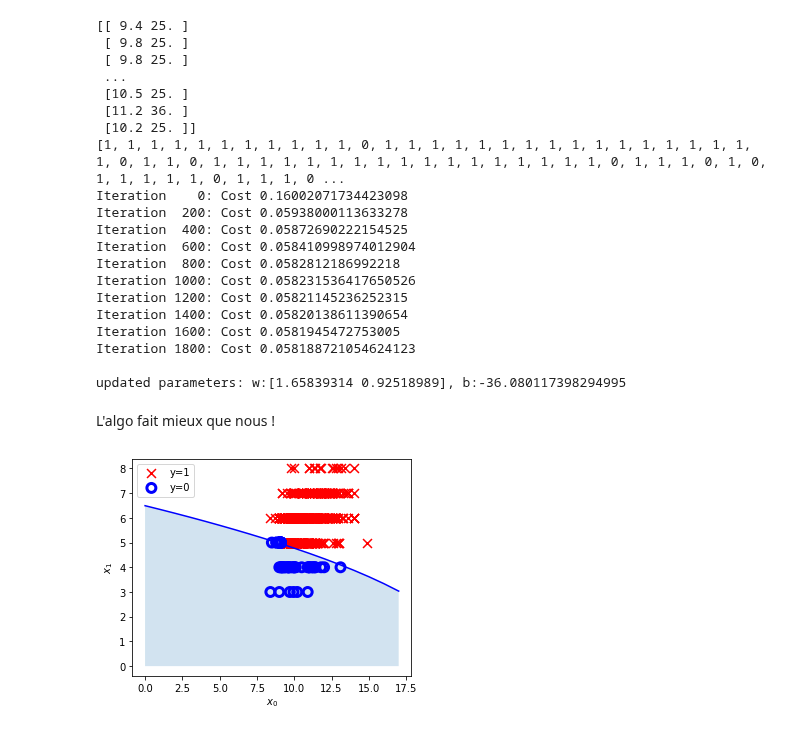
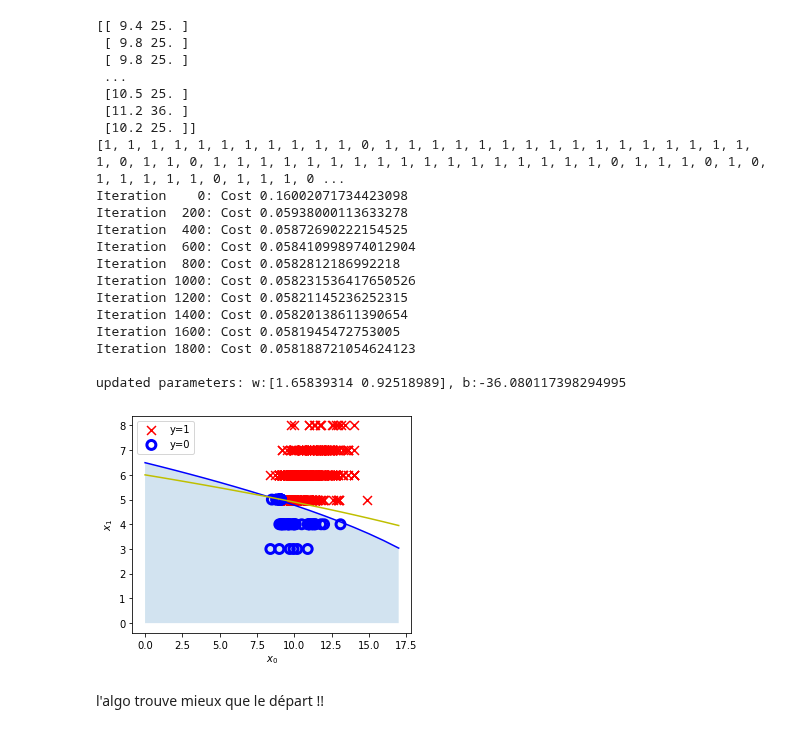
Before and after one commit to HenriS67/wineQualityPrediction, a Jupyter notebook: TPclassification.ipynb, the cells around one changed output. Drawn from its saved outputs; the diff is of its cells as text; code cells hidden in the pictures.

```diff
--- a/TPclassification.ipynb
+++ b/TPclassification.ipynb
@@ -376,29 +376,30 @@ Iteration 1600: Cost 0.0581945472753005
 Iteration 1800: Cost 0.058188721054624123
 
 updated parameters: w:[1.65839314 0.92518989], b:-36.080117398294995
+# %%
+# Choose values between 0 and 6
+#x0 = np.arange(-5,(5),0.1)
+x0 = np.arange(0,18)
+import math
+#1.2*x[loop,0]+x[loop,1]*x[loop,1]>11+5*5
+#ici b=-11+5*5 w0 = 1,2 w1=1
+x1_init = np.sqrt(36-x0*1.2)
+x1 = np.sqrt(-b_out-x0*w_out[0])
+x1=x1/w_out[1]
+fig,ax = plt.subplots(1,1,figsize=(5,4))
+# Plot the decision boundary
+ax.plot(x0,x1, c="b")
+ax.plot(x0,x1_init, c="y")
+
+# Fill the region below the line
+ax.fill_between(x0,x1, alpha=0.2)
+
+# Plot the original data
+plot_data(x,y,ax)
+ax.set_ylabel(r'$x_1$')
+ax.set_xlabel(r'$x_0$')
+plt.show()
+# %% [output]
+[figure, added]
 # %% [markdown]
-L'algo fait mieux que nous !
+l'algo trouve mieux que le départ !!
-# %%
-# Choose values between 0 and 6
-#x0 = np.arange(-5,(5),0.1)
-x0 = np.arange(0,18)
-import math
-#1.2*x[loop,0]+x[loop,1]*x[loop,1]>11+5*5
-#ici b=-11+5*5 w0 = 1,2 w1=1
-x1 = np.sqrt(-b_out-x0*w_out[0])
-x1=x1/w_out[1]
-fig,ax = plt.subplots(1,1,figsize=(5,4))
-# Plot the decision boundary
-ax.plot(x0,x1, c="b")
-
-
-# Fill the region below the line
-ax.fill_between(x0,x1, alpha=0.2)
-
-# Plot the original data
-plot_data(x,y,ax)
-ax.set_ylabel(r'$x_1$')
-ax.set_xlabel(r'$x_0$')
-plt.show()
-# %% [output]
-[figure, removed]
```
